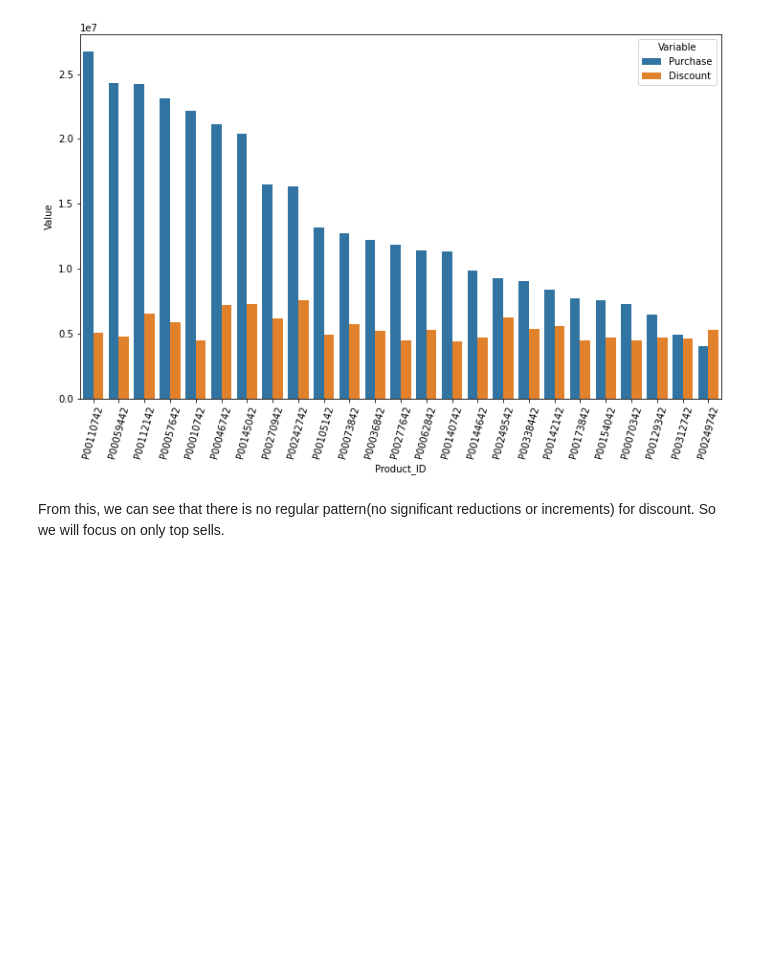
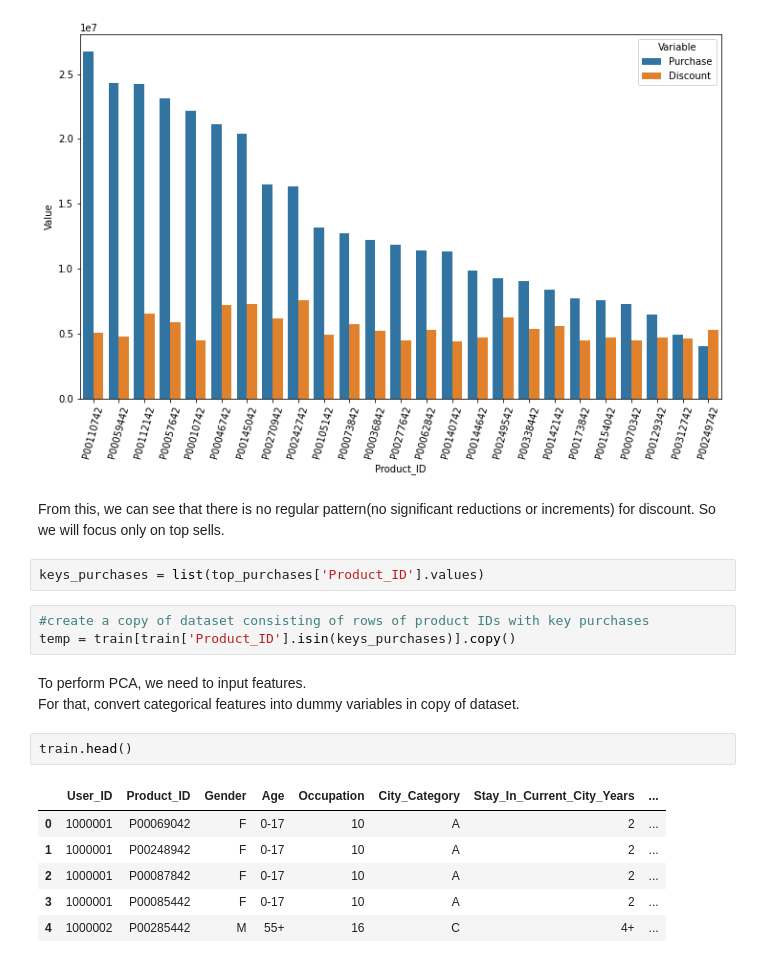
Before and after one commit to hrishikeshchavan99/Black-Friday-Dataset, a Jupyter notebook: PCA.ipynb, the cells around one changed output. Cells and saved outputs as stored; diff of their text form; blank space fills up the shorter version.

```diff
--- a/PCA.ipynb
+++ b/PCA.ipynb
@@ -177,4 +177,20 @@ sns.barplot(x='Product_ID', y='Value', hue='Variable', data=plot_2)
 <matplotlib.axes._subplots.AxesSubplot at 0x...>
 [figure]
 # %% [markdown]
-From this, we can see that there is no regular pattern(no significant reductions or increments) for discount. So we will focus on only top sells.
+From this, we can see that there is no regular pattern(no significant reductions or increments) for discount. So we will focus only on top sells.
+# %%
+keys_purchases = list(top_purchases['Product_ID'].values)
+# %%
+#create a copy of dataset consisting of rows of product IDs with key purchases
+temp = train[train['Product_ID'].isin(keys_purchases)].copy()
+# %% [markdown]
+To perform PCA, we need to input features.<br> For that, convert categorical features into dummy variables in copy of dataset.
+# %%
+train.head()
+# %% [output]
+|  | User_ID | Product_ID | Gender | Age | Occupation | City_Category | Stay_In_Current_City_Years | ... |
+| 0 | 1000001 | P00069042 | F | 0-17 | 10 | A | 2 | ... |
+| 1 | 1000001 | P00248942 | F | 0-17 | 10 | A | 2 | ... |
+| 2 | 1000001 | P00087842 | F | 0-17 | 10 | A | 2 | ... |
+| 3 | 1000001 | P00085442 | F | 0-17 | 10 | A | 2 | ... |
+| 4 | 1000002 | P00285442 | M | 55+ | 16 | C | 4+ | ... |
```
Also changed, not shown: parts of 12 cells of this notebook.
